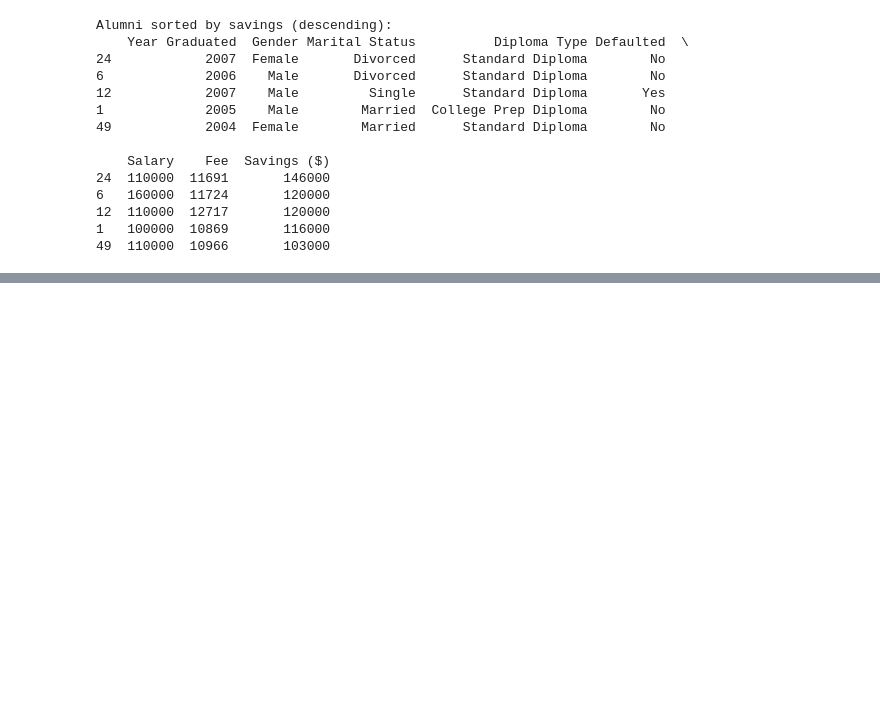
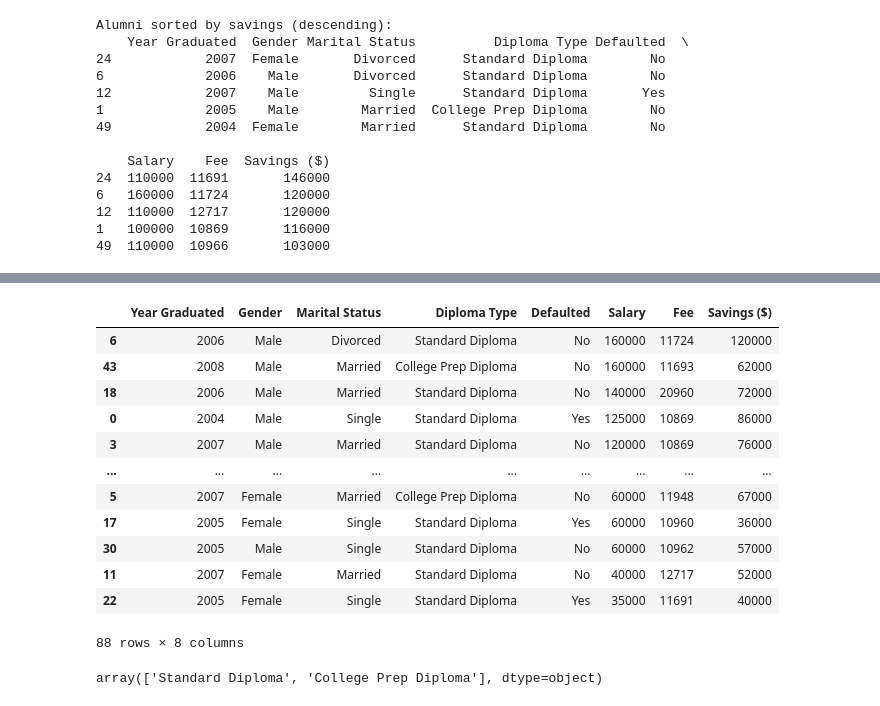
Before and after one commit to Data-Analytics-Flex/Clone-Nathan, a Jupyter notebook: Alumini-checkpoint.ipynb, the cells around one changed output, grey strips where cells are left out. Cells and saved outputs as stored; diff of their text form; code cells hidden in the pictures; blank space fills up the shorter version.

```diff
--- a/Alumini-checkpoint.ipynb
+++ b/Alumini-checkpoint.ipynb
@@ -134,0 +201,21 @@ Name: Salary, dtype: float64
+# %%
+sorted_df = df.sort_values(by='Salary', ascending=False)
+sorted_df
+# %% [output]
+|  | Year Graduated | Gender | Marital Status | Diploma Type | Defaulted | Salary | Fee | Savings ($) |
+| 6 | 2006 | Male | Divorced | Standard Diploma | No | 160000 | 11724 | 120000 |
+| 43 | 2008 | Male | Married | College Prep Diploma | No | 160000 | 11693 | 62000 |
+| 18 | 2006 | Male | Married | Standard Diploma | No | 140000 | 20960 | 72000 |
+| 0 | 2004 | Male | Single | Standard Diploma | Yes | 125000 | 10869 | 86000 |
+| 3 | 2007 | Male | Married | Standard Diploma | No | 120000 | 10869 | 76000 |
+| ... | ... | ... | ... | ... | ... | ... | ... | ... |
+| 5 | 2007 | Female | Married | College Prep Diploma | No | 60000 | 11948 | 67000 |
+| 17 | 2005 | Female | Single | Standard Diploma | Yes | 60000 | 10960 | 36000 |
+| 30 | 2005 | Male | Single | Standard Diploma | No | 60000 | 10962 | 57000 |
+| 11 | 2007 | Female | Married | Standard Diploma | No | 40000 | 12717 | 52000 |
+| 22 | 2005 | Female | Single | Standard Diploma | Yes | 35000 | 11691 | 40000 |
+88 rows × 8 columns
+# %%
+df['Diploma Type'].unique()
+# %% [output]
+array(['Standard Diploma', 'College Prep Diploma'], dtype=object)
```
Also changed, not shown: parts of 22 cells of this notebook.
